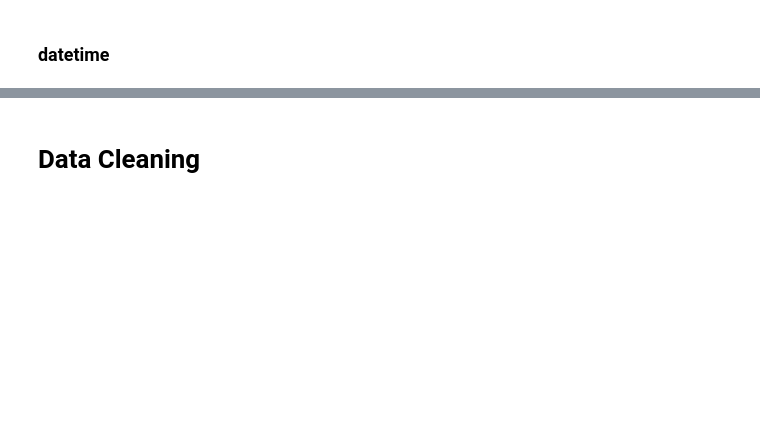
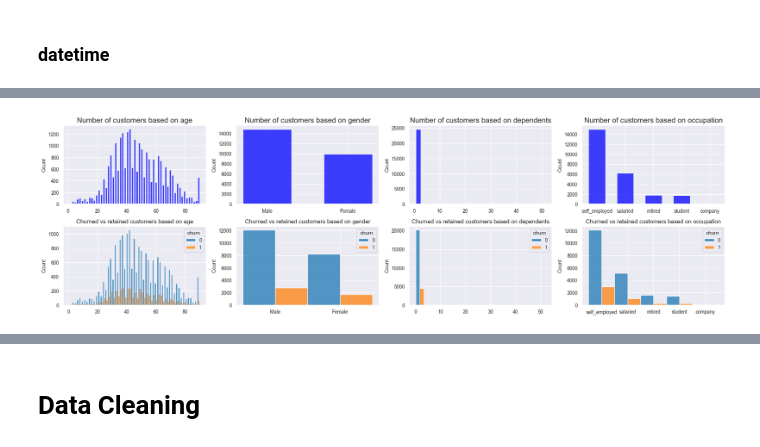
Before and after one commit to irenehsudata/Portfolio, a Jupyter notebook: Bank Customer Churn Data Analysis/Data_pre_processing.ipynb, the cells around one changed output, grey strips where cells are left out. Drawn from its saved outputs; the diff is of its cells as text; code cells hidden in the pictures; blank space fills up the shorter version.

```diff
--- a/Bank Customer Churn Data Analysis/Data_pre_processing.ipynb
+++ b/Bank Customer Churn Data Analysis/Data_pre_processing.ipynb
@@ -207,0 +171,23 @@ for column in cate_columns:
+# %%
+df1 = df.dropna()
+# %%
+## Determine the number of customers based on 'age', 'gender', 'dependents', and 'occupation'
+social_columns = ['age','gender','dependents','occupation']
+
+fig, axes = plt.subplots(2,4, figsize=(20,6))
+
+axes=axes.flatten()
+for i, col in enumerate(social_columns):
+    ## Determine the number of customers based on 'age', 'gender', 'dependents', and 'occupation'
+    sns.histplot(data=df1, x=col, multiple='dodge', legend=False, color='blue', shrink=0.6, ax=axes[i])
+    axes[i].set_title('Number of customers based on {}'.format(col), fontsize=15)
+    axes[i].set_xlabel(xlabel='')
+    ## Plot the relationship between 'age', 'gender', 'dependents', 'occupation', and 'churn'
+    sns.histplot(data=df1, x=col, hue='churn', multiple='dodge', palette=sns.color_palette('tab10', 2), shrink=1, ax=axes[i+4])
+    axes[i+4].set_title('Churned vs retained customers based on {}'.format(col).replace('_', ' '), fontsize=12)
+    axes[i+4].set_xlabel(xlabel='')
+
+plt.tight_layout()
+plt.show()
+# %% [output]
+[figure, added]
```
Also changed, not shown: parts of 25 cells of this notebook, 3 other files.
